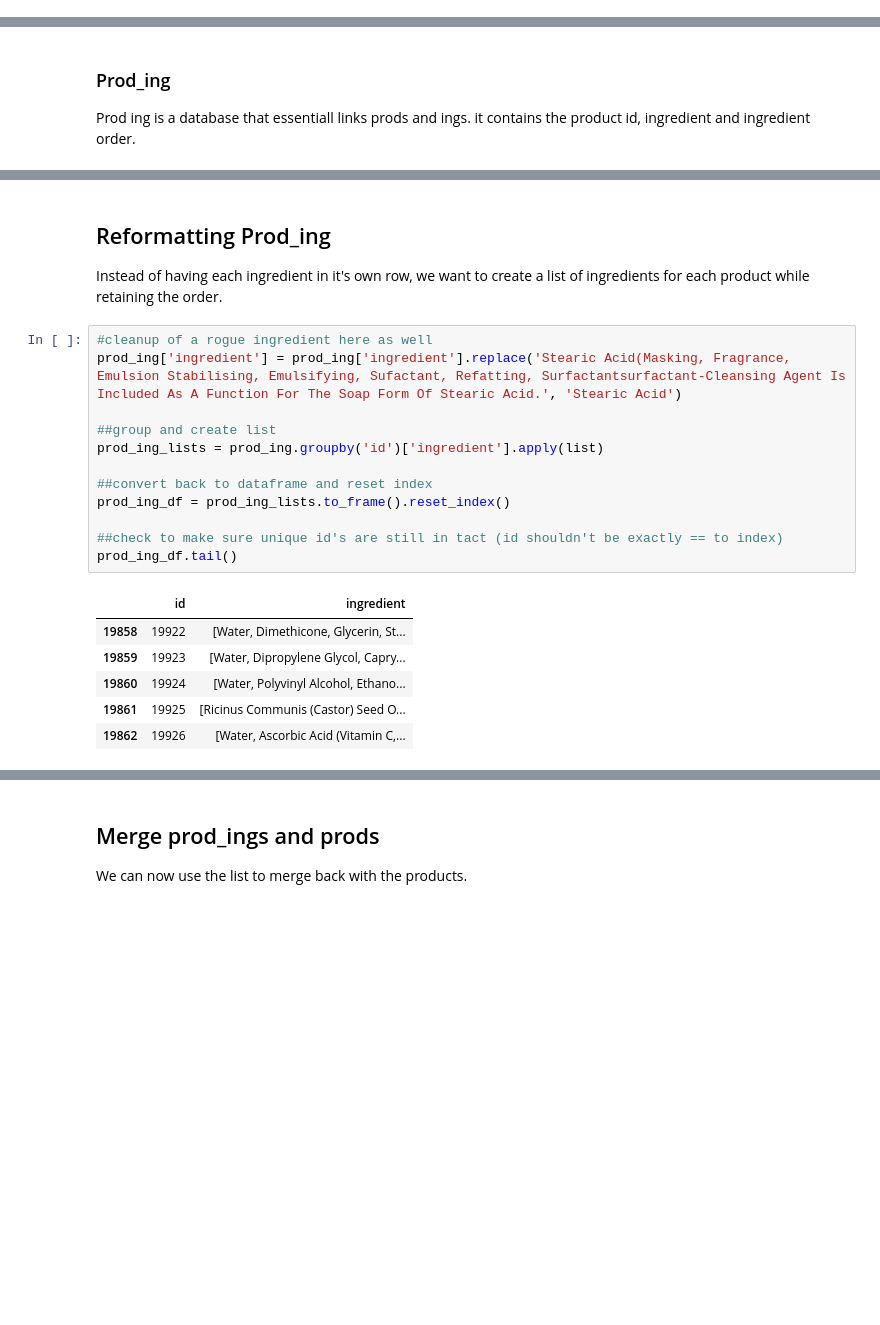
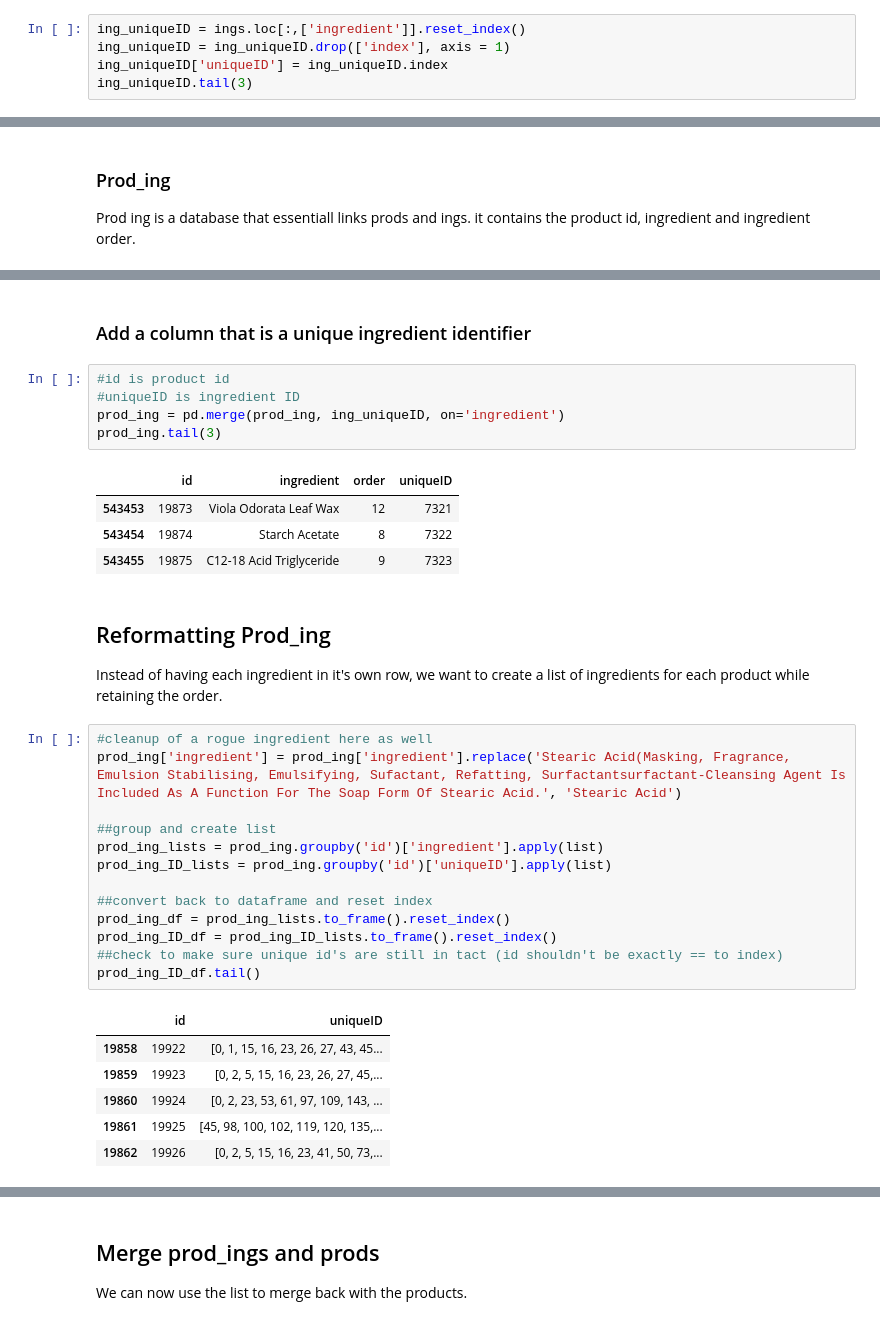
Before and after one commit to isabelbbeard/fp-python, a Jupyter notebook: ReformattingData_02.ipynb, the cells around one changed output, grey strips where cells are left out. Drawn from its saved outputs; the diff is of its cells as text; blank space fills up the shorter version.

```diff
--- a/ReformattingData_02.ipynb
+++ b/ReformattingData_02.ipynb
@@ -45,3 +45,8 @@ Number of unique ingredients:  7324
 | 3 | 0 | Sesamum Indicum (Sesame) Seed Oil | 1 | A | 0 | 0 | 0 | ... |
 | 4 | 0 | Ammonium Acryloyldimethyltaurate/... | 1 | NaN | 0 | 0 | 0 | ... |
 5 rows × 51 columns
+# %%
+ing_uniqueID = ings.loc[:,['ingredient']].reset_index()
+ing_uniqueID = ing_uniqueID.drop(['index'], axis = 1)
+ing_uniqueID['uniqueID'] = ing_uniqueID.index
+ing_uniqueID.tail(3)
@@ -69,22 +79,35 @@ prod_ing.head(3)
+# %% [markdown]
+### Add a column that is a unique ingredient identifier
+# %%
+#id is product id
+#uniqueID is ingredient ID
+prod_ing = pd.merge(prod_ing, ing_uniqueID, on='ingredient')
+prod_ing.tail(3)
+# %% [output]
+|  | id | ingredient | order | uniqueID |
+| 543453 | 19873 | Viola Odorata Leaf Wax | 12 | 7321 |
+| 543454 | 19874 | Starch Acetate | 8 | 7322 |
+| 543455 | 19875 | C12-18 Acid Triglyceride | 9 | 7323 |
 # %% [markdown]
 ## Reformatting Prod_ing
 Instead of having each ingredient in it's own row, we want to create a list of ingredients for each product while retaining the order.
 # %%
 #cleanup of a rogue ingredient here as well
 prod_ing['ingredient'] = prod_ing['ingredient'].replace('Stearic Acid(Masking, Fragrance, Emulsion Stabilising, Emulsifying, Sufactant, Refatting, Surfactantsurfactant-Cleansing Agent Is Included As A Function For The Soap Form Of Stearic Acid.', 'Stearic Acid')
 
 ##group and create list
 prod_ing_lists = prod_ing.groupby('id')['ingredient'].apply(list)
+prod_ing_ID_lists = prod_ing.groupby('id')['uniqueID'].apply(list)
 
 ##convert back to dataframe and reset index
 prod_ing_df = prod_ing_lists.to_frame().reset_index()
-
+prod_ing_ID_df = prod_ing_ID_lists.to_frame().reset_index()
 ##check to make sure unique id's are still in tact (id shouldn't be exactly == to index)
-prod_ing_df.tail()
+prod_ing_ID_df.tail()
 # %% [output]
-|  | id | ingredient |
-| 19858 | 19922 | [Water, Dimethicone, Glycerin, St... |
-| 19859 | 19923 | [Water, Dipropylene Glycol, Capry... |
-| 19860 | 19924 | [Water, Polyvinyl Alcohol, Ethano... |
-| 19861 | 19925 | [Ricinus Communis (Castor) Seed O... |
-| 19862 | 19926 | [Water, Ascorbic Acid (Vitamin C,... |
+|  | id | uniqueID |
+| 19858 | 19922 | [0, 1, 15, 16, 23, 26, 27, 43, 45... |
+| 19859 | 19923 | [0, 2, 5, 15, 16, 23, 26, 27, 45,... |
+| 19860 | 19924 | [0, 2, 23, 53, 61, 97, 109, 143, ... |
+| 19861 | 19925 | [45, 98, 100, 102, 119, 120, 135,... |
+| 19862 | 19926 | [0, 2, 5, 15, 16, 23, 41, 50, 73,... |
```
Also changed, not shown: parts of 6 cells of this notebook.
